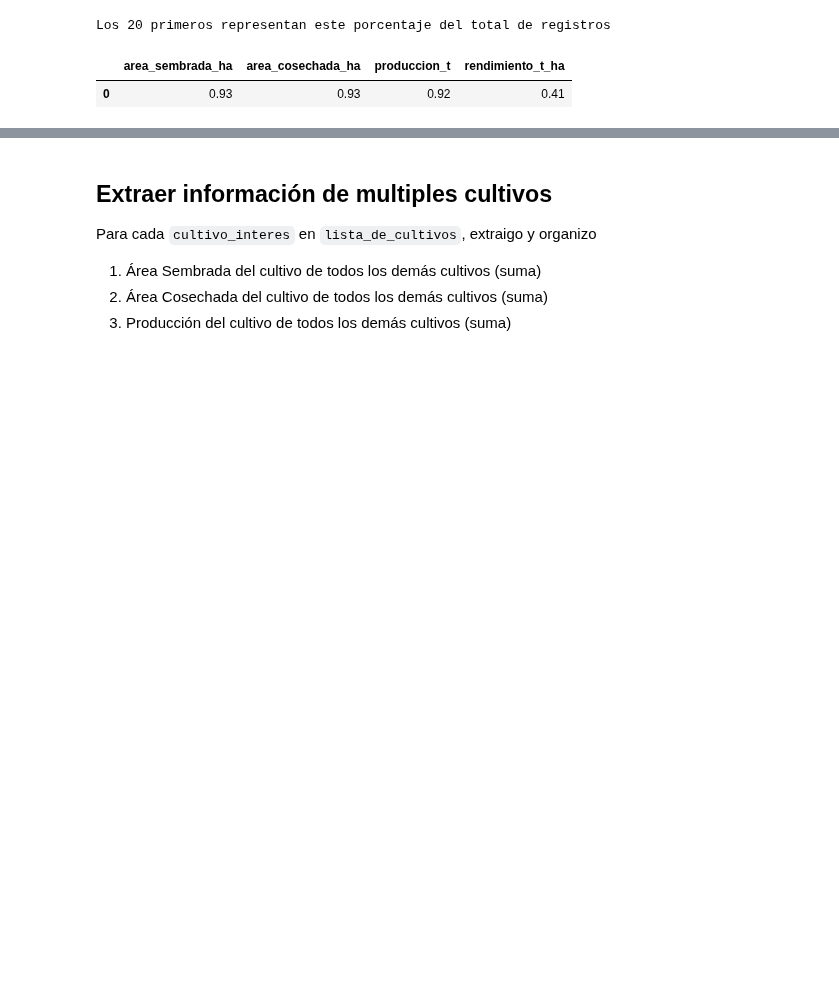
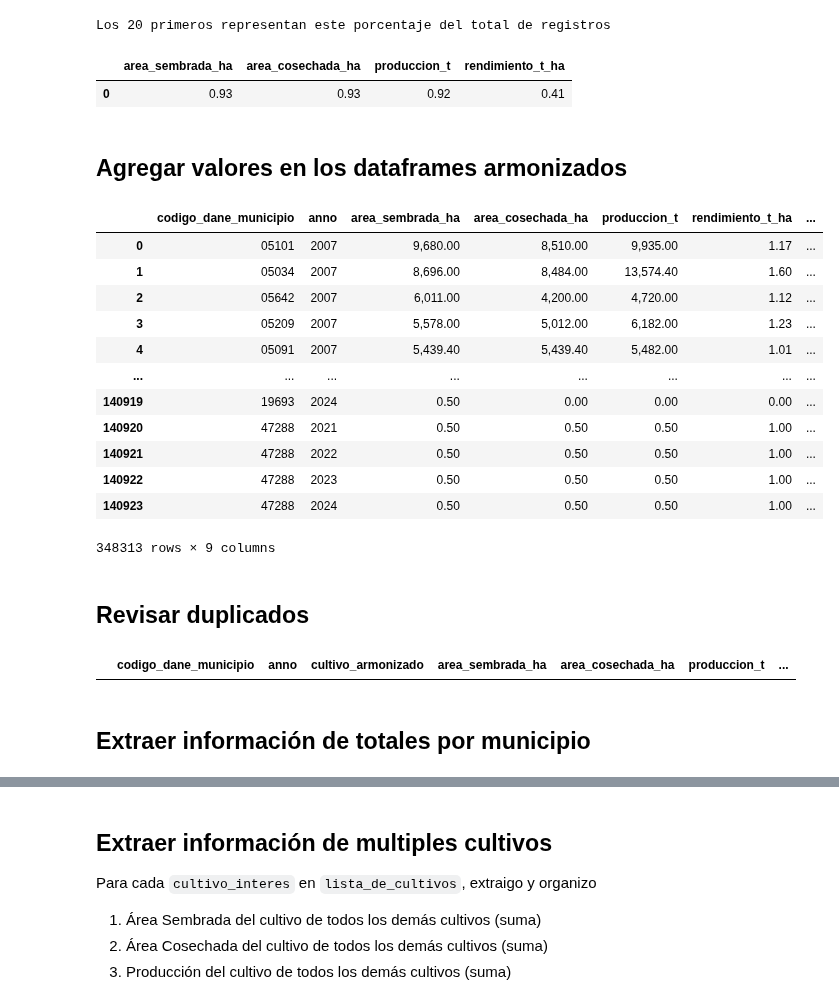
Before and after one commit to JC-AlfonsoR/PEG-mining-agriculture, a Jupyter notebook: engines/e1001_process_UPRA.ipynb, the cells around one changed output, grey strips where cells are left out. Drawn from its saved outputs; the diff is of its cells as text; code cells hidden in the pictures; blank space fills up the shorter version.

```diff
--- a/engines/e1001_process_UPRA.ipynb
+++ b/engines/e1001_process_UPRA.ipynb
@@ -541,3 +543,21 @@ Los 20 primeros representan este porcentaje del total de registros
 Los 20 primeros representan este porcentaje del total de registros
 |  | area_sembrada_ha | area_cosechada_ha | produccion_t | rendimiento_t_ha |
 | 0 | 0.93 | 0.93 | 0.92 | 0.41 |
+# %% [markdown]
+## Agregar valores en los dataframes armonizados
+# %%
+UPRA_2007_2024
+# %% [output]
+|  | codigo_dane_municipio | anno | area_sembrada_ha | area_cosechada_ha | produccion_t | rendimiento_t_ha | ... |
+| 0 | 05101 | 2007 | 9,680.00 | 8,510.00 | 9,935.00 | 1.17 | ... |
+| 1 | 05034 | 2007 | 8,696.00 | 8,484.00 | 13,574.40 | 1.60 | ... |
+| 2 | 05642 | 2007 | 6,011.00 | 4,200.00 | 4,720.00 | 1.12 | ... |
+| 3 | 05209 | 2007 | 5,578.00 | 5,012.00 | 6,182.00 | 1.23 | ... |
+| 4 | 05091 | 2007 | 5,439.40 | 5,439.40 | 5,482.00 | 1.01 | ... |
+| ... | ... | ... | ... | ... | ... | ... | ... |
+| 140919 | 19693 | 2024 | 0.50 | 0.00 | 0.00 | 0.00 | ... |
+| 140920 | 47288 | 2021 | 0.50 | 0.50 | 0.50 | 1.00 | ... |
+| 140921 | 47288 | 2022 | 0.50 | 0.50 | 0.50 | 1.00 | ... |
+| 140922 | 47288 | 2023 | 0.50 | 0.50 | 0.50 | 1.00 | ... |
+| 140923 | 47288 | 2024 | 0.50 | 0.50 | 0.50 | 1.00 | ... |
+348313 rows × 9 columns
@@ -543,0 +577,16 @@ Los 20 primeros representan este porcentaje del total de registros
+# %% [markdown]
+## Revisar duplicados
+# %%
+# Explorar valores duplicados
+UPRA_2007_2024 [UPRA_2007_2024.duplicated(
+    subset=[COL_ID_MUNICIPIO, COL_ANNO, 'cultivo_armonizado'],
+    keep=False
+)].sort_values(by=[COL_ID_MUNICIPIO, COL_ANNO, 'cultivo_armonizado'])
+
+# En la armonización anulo información que tienen los UPRA, como:
+# - Subclasificación del cultivo
+# - Subclasificación del perido del cultivo, por ejemplo 2023A y 2023B
+# %% [output]
+|  | codigo_dane_municipio | anno | cultivo_armonizado | area_sembrada_ha | area_cosechada_ha | produccion_t | ... |
+# %% [markdown]
+## Extraer información de totales por municipio
```
Also changed, not shown: parts of 24 cells of this notebook, 5 other files.
